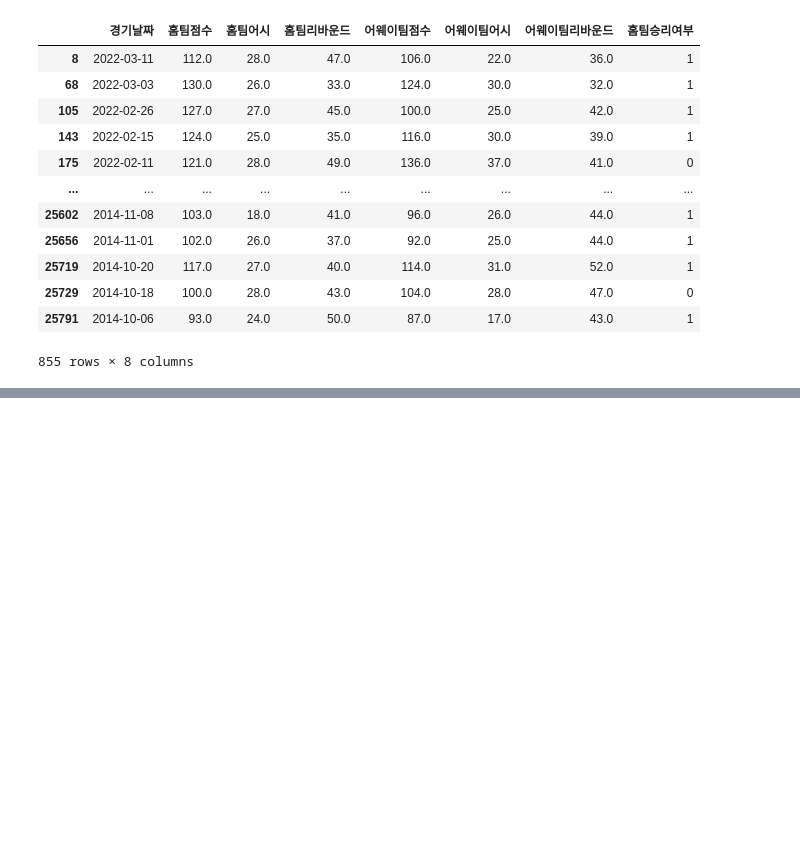
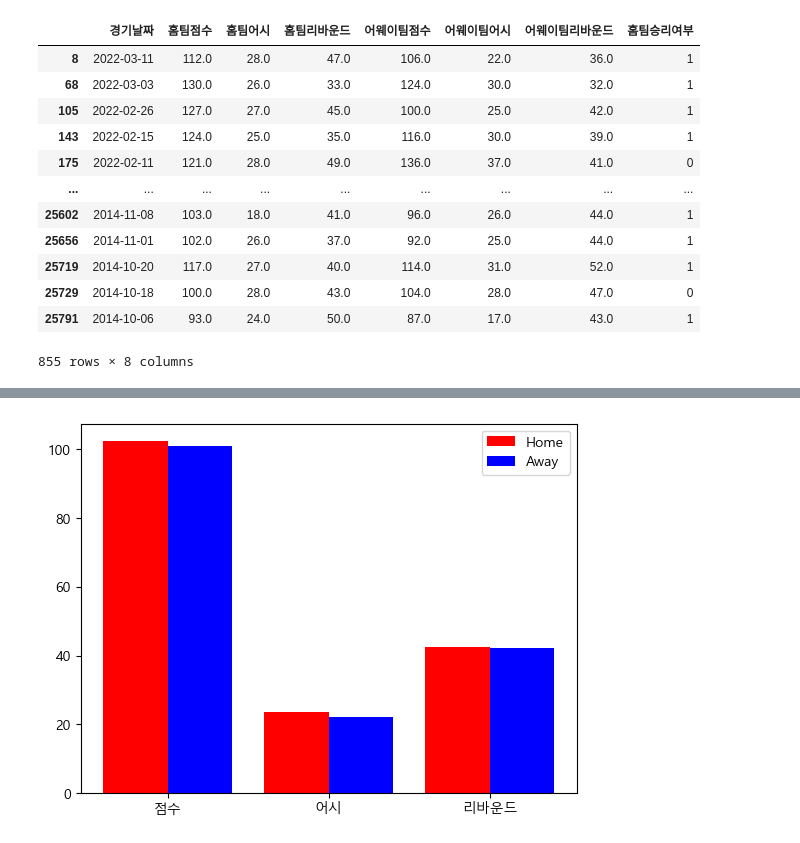
Before and after one commit to JeongUngKim/streamlit_project, a Jupyter notebook: data_analysis.ipynb, the cells around one changed output, grey strips where cells are left out. Drawn from its saved outputs; the diff is of its cells as text; code cells hidden in the pictures; blank space fills up the shorter version.

```diff
--- a/data_analysis.ipynb
+++ b/data_analysis.ipynb
@@ -169,0 +190,14 @@ ValueError: x and y must have same first dimension, but have shapes (3,) and (1,
+# %%
+x= np.arange(3)
+x_label = ['점수','어시','리바운드']
+value = df_games_analysis.iloc[:,1:3+1].mean()
+# %%
+value2 = df_games_analysis.iloc[:,4:-1].mean()
+# %%
+p1=plt.bar(x,value,width = 0.4,color='r')
+p2=plt.bar(x+0.4,value2,width = 0.4,color='b')
+plt.xticks(np.arange(0.2,3+0.2,1),x_label)
+plt.legend((p1[0],p2[0]) , ('Home','Away'), fontsize = 10 )
+plt.show()
+# %% [output]
+[figure, added]
```
Also changed, not shown: parts of 4 cells of this notebook, 2 other files.
